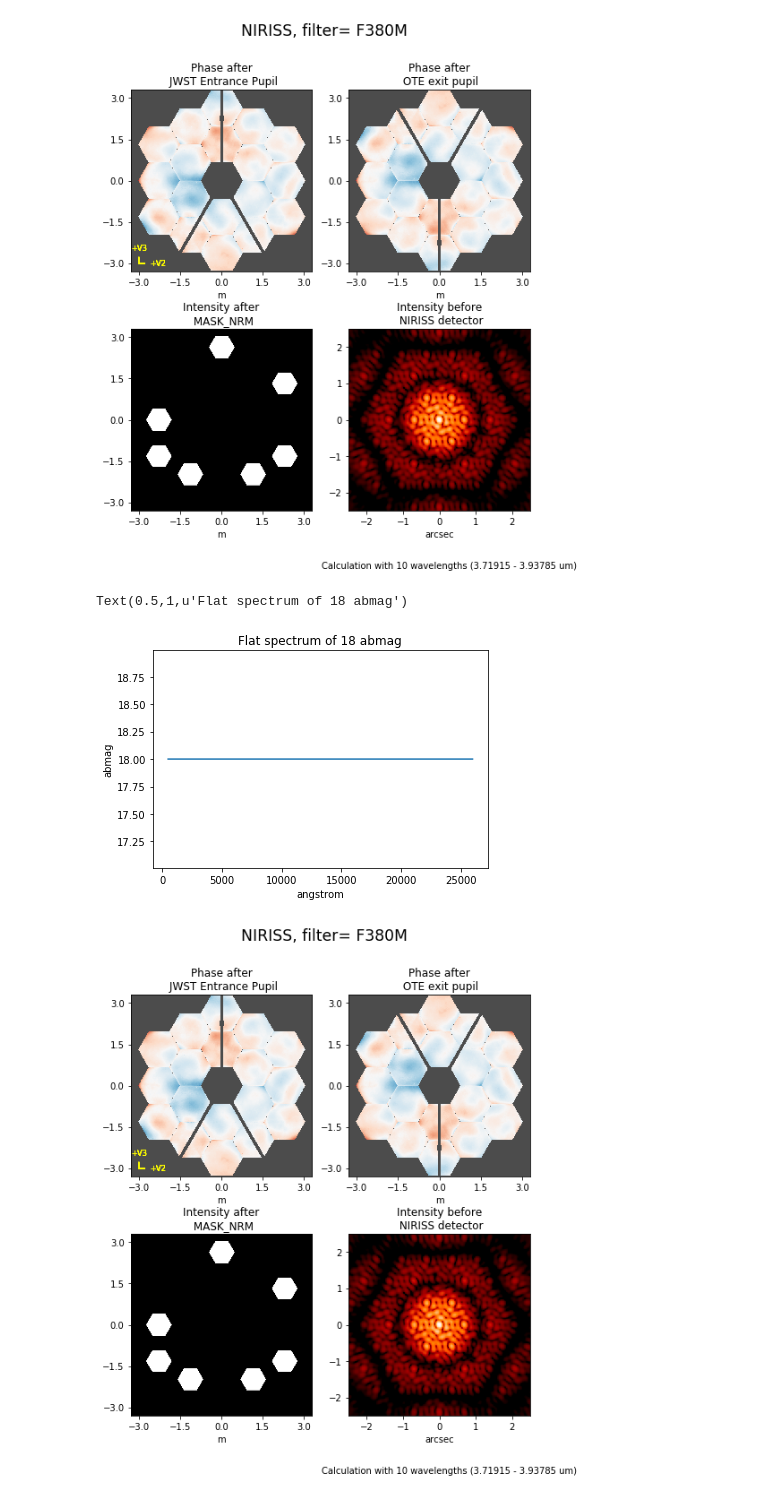
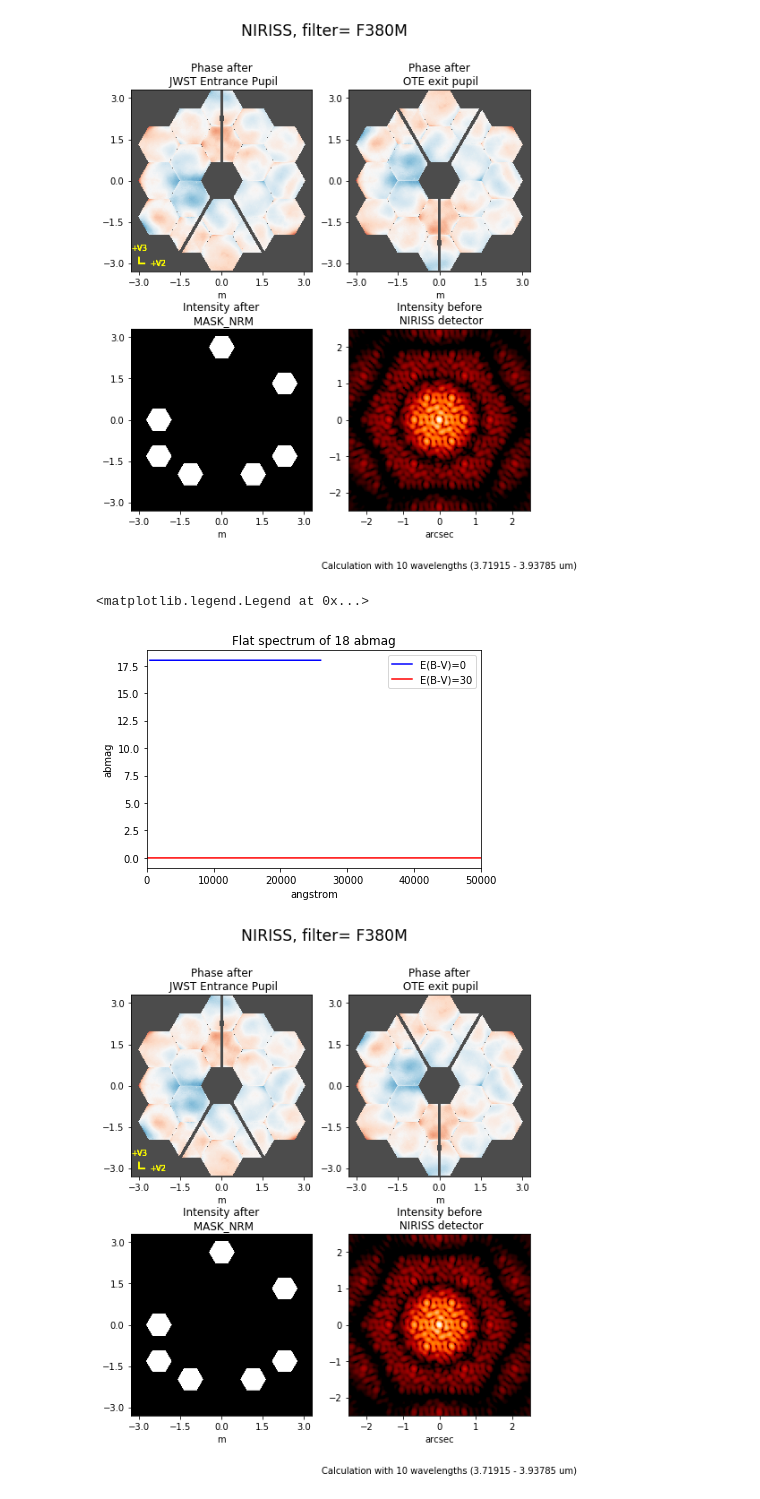
Before and after one commit to kevinlplam/jwst, a Jupyter notebook: Step 1 and 2.ipynb, the cells around one changed output. Saved outputs shown, nothing was run; the diff lists cells and outputs as text; code cells hidden in the pictures.

```diff
--- a/Step 1 and 2.ipynb
+++ b/Step 1 and 2.ipynb
@@ -29,0 +27,11 @@ Text(0.5,1,u'alpha_lyr_stis_005.fits')
+# %%
+import pysynphot as S
+import matplotlib.pyplot as plt
+src = webbpsf.specFromSpectralType('G0V', catalog='phoenix')
+plt.plot(src.wave, src.flux)
+plt.xlim(0, 49000)
+plt.xlabel(src.waveunits)
+plt.ylabel(src.fluxunits)
+plt.title(os.path.basename(src.name))
+
+#psf=ni.calc_psf(source=src,display=True)
@@ -36,13 +62,18 @@ star=ni.calc_psf(source=vega,display=True)
 # %%
 #Black hole source: flat spectra
 flatsp = S.FlatSpectrum(18, fluxunits='abmag')
-plt.plot(flatsp.wave, flatsp.flux)
+flatsp_ext=src*S.Extinction(30,'mwdense')
+
+plt.plot(flatsp.wave, flatsp.flux, 'b', label='E(B-V)=0')
+plt.plot(flatsp_ext.wave, flatsp_ext.flux, 'r', label='E(B-V)=30')
+plt.xlim(0, 50000)
 plt.xlabel(flatsp.waveunits)
 plt.ylabel(flatsp.fluxunits)
 plt.title(flatsp.name)
+plt.legend(loc='best')
 # %% [output]
-Text(0.5,1,u'Flat spectrum of 18 abmag')
+<matplotlib.legend.Legend at 0x...>
-[figure, old version]
+[figure, new version]
 # %%
 #Flat PSF
 plt.figure(figsize=(8,9))
```
Also changed, not shown: parts of 16 cells of this notebook, 1 other file.
